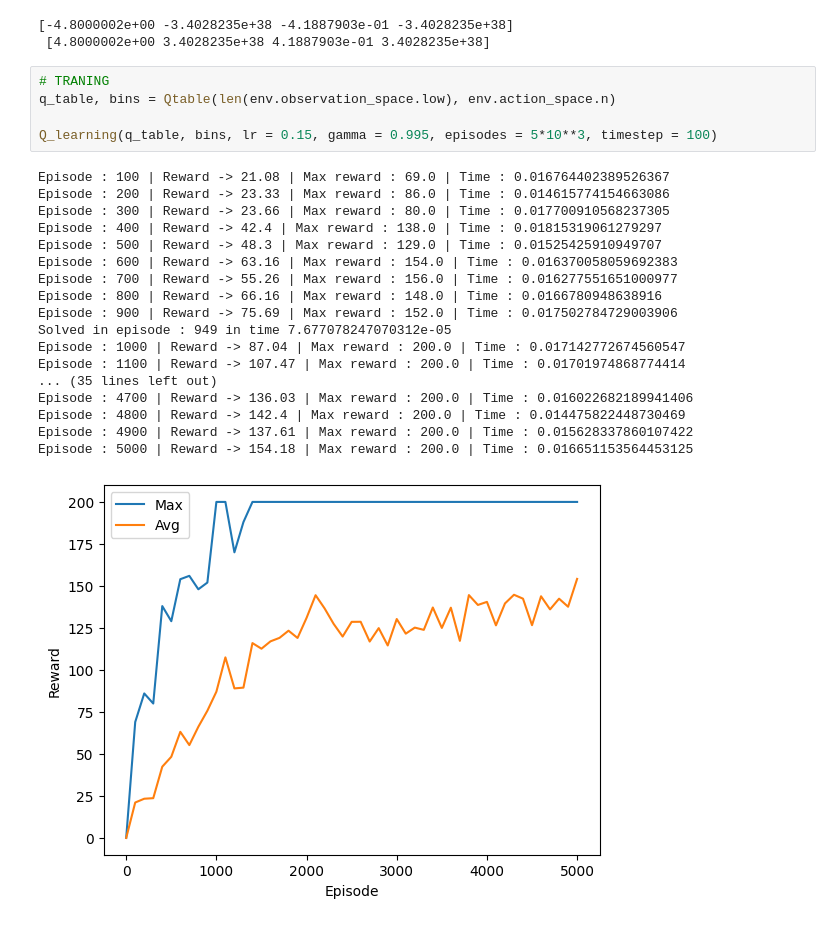
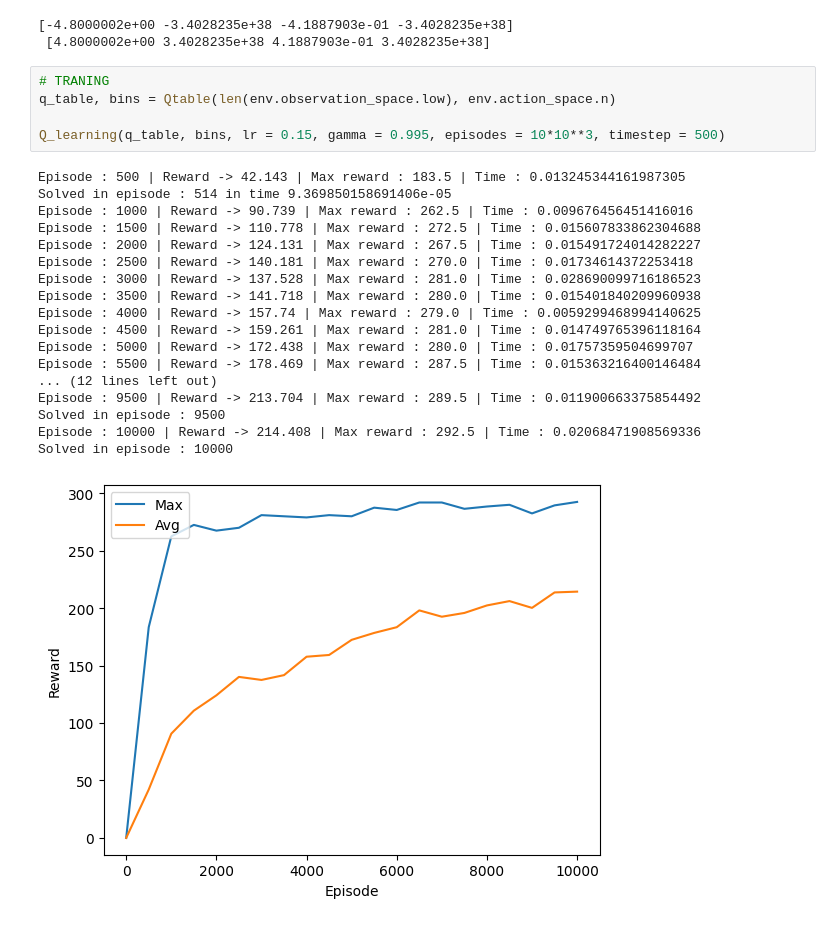
Before and after one commit to awilki435/CS5510-R2D2, a Jupyter notebook: problem_05/Qtable.ipynb, the cells around one changed output. Saved outputs shown, nothing was run; the diff lists cells and outputs as text.

```diff
--- a/problem_05/Qtable.ipynb
+++ b/problem_05/Qtable.ipynb
@@ -27,27 +27,27 @@ def Discrete(state, bins):
 # %%
 # TRANING
 q_table, bins = Qtable(len(env.observation_space.low), env.action_space.n)
 
-Q_learning(q_table, bins, lr = 0.15, gamma = 0.995, episodes = 5*10**3, timestep = 100)
+Q_learning(q_table, bins, lr = 0.15, gamma = 0.995, episodes = 10*10**3, timestep = 500)
 # %% [output]
-Episode : 100 | Reward -> 21.08 | Max reward : 69.0 | Time : 0.016764402389526367
-Episode : 200 | Reward -> 23.33 | Max reward : 86.0 | Time : 0.014615774154663086
-Episode : 300 | Reward -> 23.66 | Max reward : 80.0 | Time : 0.017700910568237305
-Episode : 400 | Reward -> 42.4 | Max reward : 138.0 | Time : 0.01815319061279297
-Episode : 500 | Reward -> 48.3 | Max reward : 129.0 | Time : 0.01525425910949707
-Episode : 600 | Reward -> 63.16 | Max reward : 154.0 | Time : 0.016370058059692383
-Episode : 700 | Reward -> 55.26 | Max reward : 156.0 | Time : 0.016277551651000977
-Episode : 800 | Reward -> 66.16 | Max reward : 148.0 | Time : 0.0166780948638916
-Episode : 900 | Reward -> 75.69 | Max reward : 152.0 | Time : 0.017502784729003906
-Solved in episode : 949 in time 7.677078247070312e-05
-Episode : 1000 | Reward -> 87.04 | Max reward : 200.0 | Time : 0.017142772674560547
-Episode : 1100 | Reward -> 107.47 | Max reward : 200.0 | Time : 0.01701974868774414
-... (35 lines left out)
-Episode : 4700 | Reward -> 136.03 | Max reward : 200.0 | Time : 0.016022682189941406
-Episode : 4800 | Reward -> 142.4 | Max reward : 200.0 | Time : 0.014475822448730469
-Episode : 4900 | Reward -> 137.61 | Max reward : 200.0 | Time : 0.015628337860107422
-Episode : 5000 | Reward -> 154.18 | Max reward : 200.0 | Time : 0.016651153564453125
+Episode : 500 | Reward -> 42.143 | Max reward : 183.5 | Time : 0.013245344161987305
+Solved in episode : 514 in time 9.369850158691406e-05
+Episode : 1000 | Reward -> 90.739 | Max reward : 262.5 | Time : 0.009676456451416016
+Episode : 1500 | Reward -> 110.778 | Max reward : 272.5 | Time : 0.015607833862304688
+Episode : 2000 | Reward -> 124.131 | Max reward : 267.5 | Time : 0.015491724014282227
+Episode : 2500 | Reward -> 140.181 | Max reward : 270.0 | Time : 0.01734614372253418
+Episode : 3000 | Reward -> 137.528 | Max reward : 281.0 | Time : 0.028690099716186523
+Episode : 3500 | Reward -> 141.718 | Max reward : 280.0 | Time : 0.015401840209960938
+Episode : 4000 | Reward -> 157.74 | Max reward : 279.0 | Time : 0.0059299468994140625
+Episode : 4500 | Reward -> 159.261 | Max reward : 281.0 | Time : 0.014749765396118164
+Episode : 5000 | Reward -> 172.438 | Max reward : 280.0 | Time : 0.01757359504699707
+Episode : 5500 | Reward -> 178.469 | Max reward : 287.5 | Time : 0.015363216400146484
+... (12 lines left out)
+Episode : 9500 | Reward -> 213.704 | Max reward : 289.5 | Time : 0.011900663375854492
+Solved in episode : 9500
+Episode : 10000 | Reward -> 214.408 | Max reward : 292.5 | Time : 0.02068471908569336
+Solved in episode : 10000
-[figure, old version]
+[figure, new version]
 # %%
 def Q_learning(q_table, bins, episodes = 5000, gamma = 0.95, lr = 0.1, timestep = 5000, epsilon = 0.2):
     rewards = 0
```
Also changed, not shown: parts of 1 cell of this notebook.
